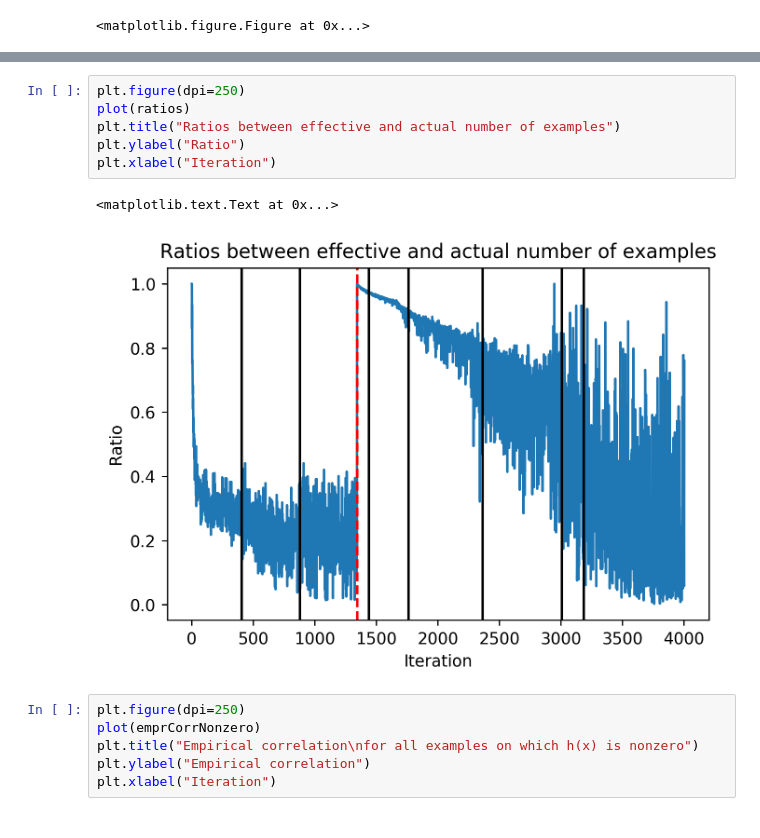
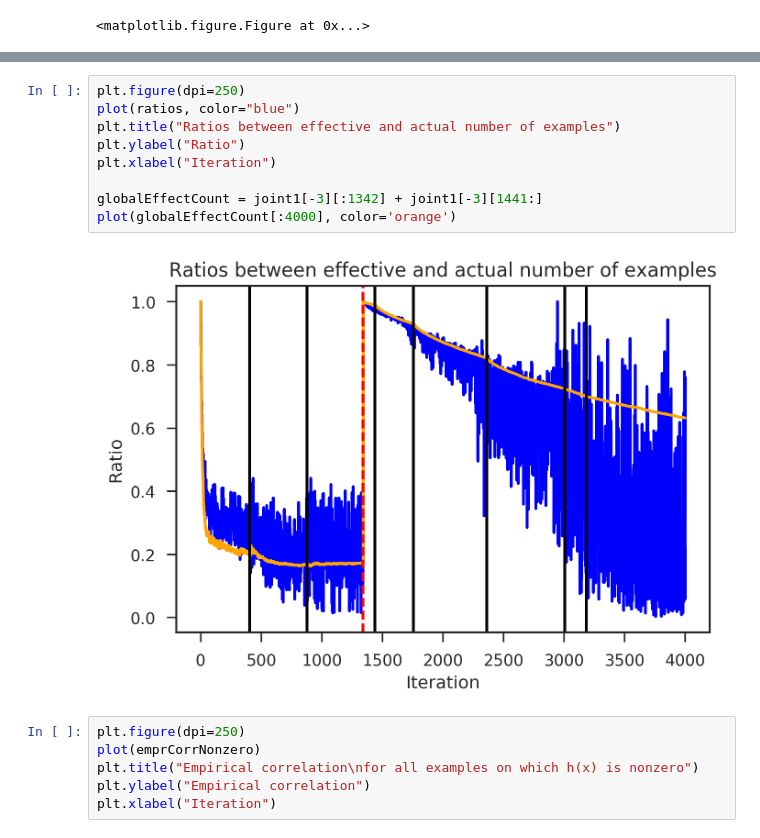
Before and after one commit to arapat/sparkboost, a Jupyter notebook: plots/nips17.ipynb, the cells around one changed output, grey strips where cells are left out. Cells and saved outputs as stored; diff of their text form.

Commit message:
merged two plots

```diff
--- a/plots/nips17.ipynb
+++ b/plots/nips17.ipynb
@@ -31,12 +31,14 @@ plt.ylim(0, 100000)
 # %%
 plt.figure(dpi=250)
-plot(ratios)
+plot(ratios, color="blue")
 plt.title("Ratios between effective and actual number of examples")
 plt.ylabel("Ratio")
 plt.xlabel("Iteration")
+
+globalEffectCount = joint1[-3][:1342] + joint1[-3][1441:]
+plot(globalEffectCount[:4000], color='orange')
 # %% [output]
-<matplotlib.text.Text at 0x...>
-[figure, old version]
+[figure, new version]
 # %%
 plt.figure(dpi=250)
 plot(emprCorrNonzero)
```
Also changed, not shown: parts of 2 cells of this notebook, 1 other file.
